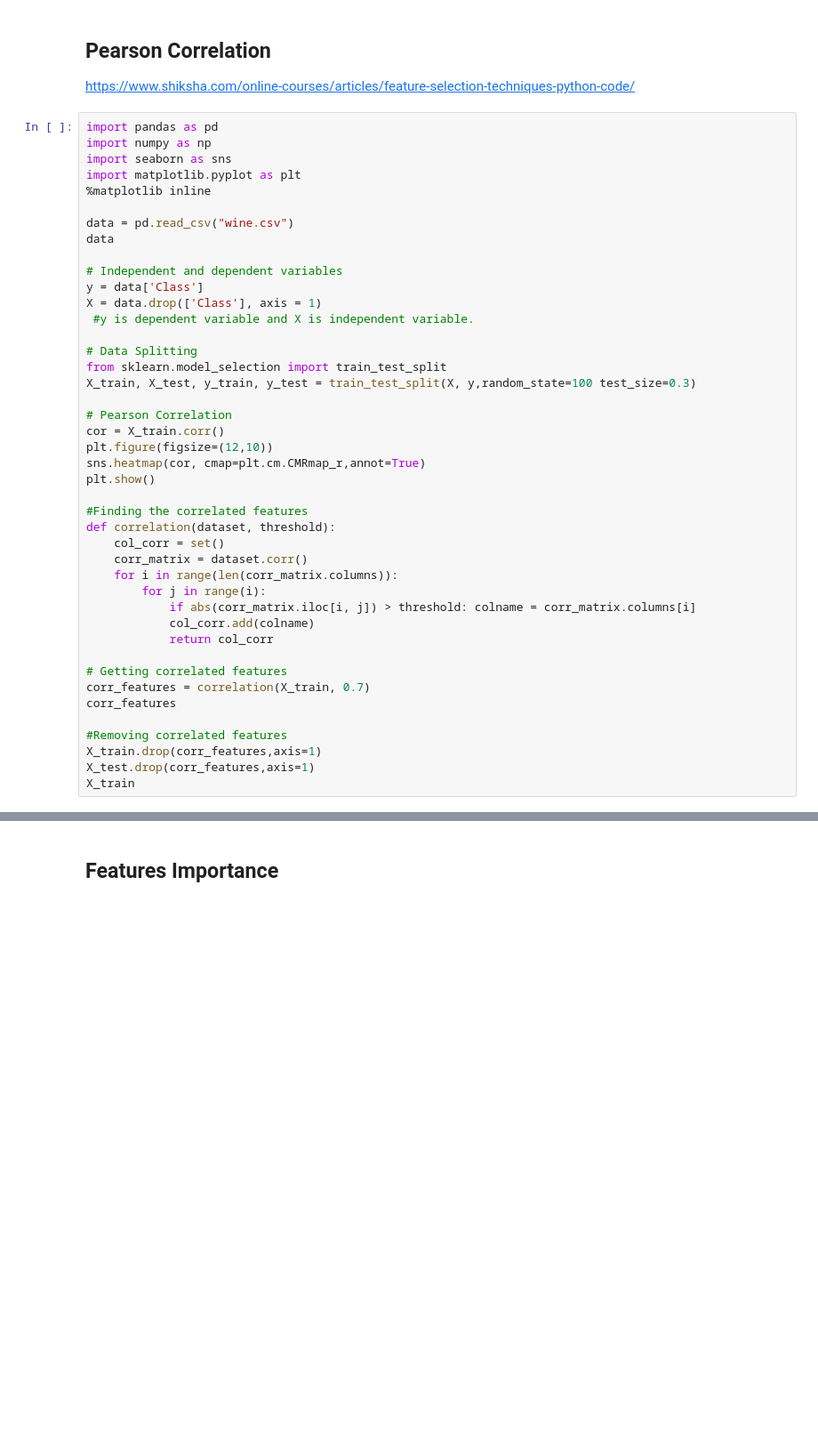
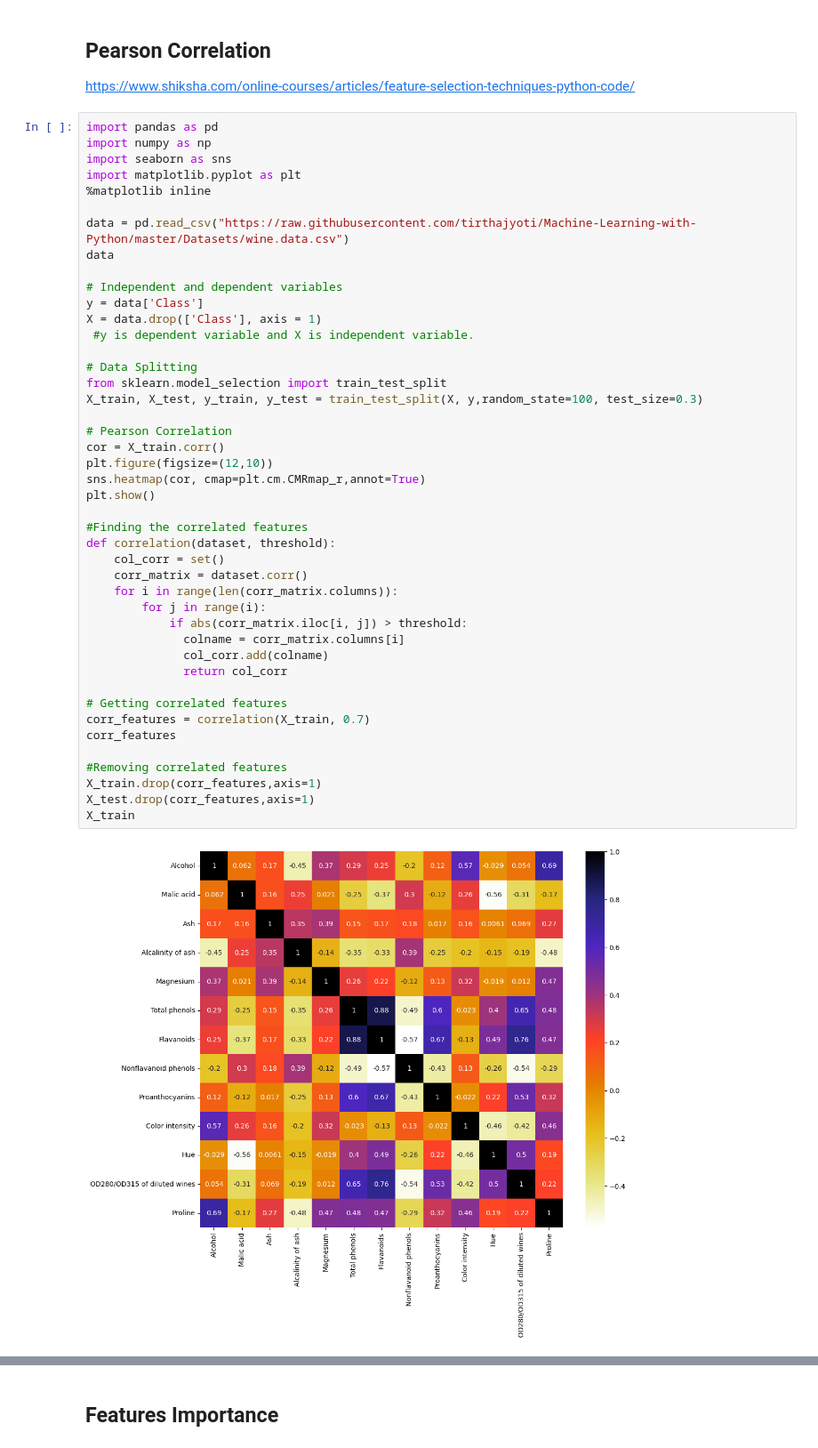
Before and after one commit to AngieChong/Research-Paper, a Jupyter notebook: Features_Selection_Methods.ipynb, the cells around one changed output, grey strips where cells are left out. Shown: that part at 89% size. Drawn from its saved outputs; the diff is of its cells as text; blank space fills up the shorter version.

```diff
--- a/Features_Selection_Methods.ipynb
+++ b/Features_Selection_Methods.ipynb
@@ -10,39 +10,42 @@ import seaborn as sns
 import matplotlib.pyplot as plt
 %matplotlib inline
 
-data = pd.read_csv("wine.csv")
+data = pd.read_csv("https://raw.githubusercontent.com/tirthajyoti/Machine-Learning-with-Python/master/Datasets/wine.data.csv")
 data
 
 # Independent and dependent variables
 y = data['Class']
 X = data.drop(['Class'], axis = 1)
  #y is dependent variable and X is independent variable.
 
 # Data Splitting
 from sklearn.model_selection import train_test_split
-X_train, X_test, y_train, y_test = train_test_split(X, y,random_state=100 test_size=0.3)
+X_train, X_test, y_train, y_test = train_test_split(X, y,random_state=100, test_size=0.3)
 
 # Pearson Correlation
 cor = X_train.corr()
 plt.figure(figsize=(12,10))
 sns.heatmap(cor, cmap=plt.cm.CMRmap_r,annot=True)
 plt.show()
 
 #Finding the correlated features
 def correlation(dataset, threshold):
     col_corr = set()
     corr_matrix = dataset.corr()
     for i in range(len(corr_matrix.columns)):
         for j in range(i):
-            if abs(corr_matrix.iloc[i, j]) > threshold: colname = corr_matrix.columns[i]
-            col_corr.add(colname)
-            return col_corr
+            if abs(corr_matrix.iloc[i, j]) > threshold:
+              colname = corr_matrix.columns[i]
+              col_corr.add(colname)
+              return col_corr
 
 # Getting correlated features
 corr_features = correlation(X_train, 0.7)
 corr_features
 
 #Removing correlated features
 X_train.drop(corr_features,axis=1)
 X_test.drop(corr_features,axis=1)
 X_train
+# %% [output]
+[figure, added]
```
Also changed, not shown: parts of 5 cells of this notebook.
